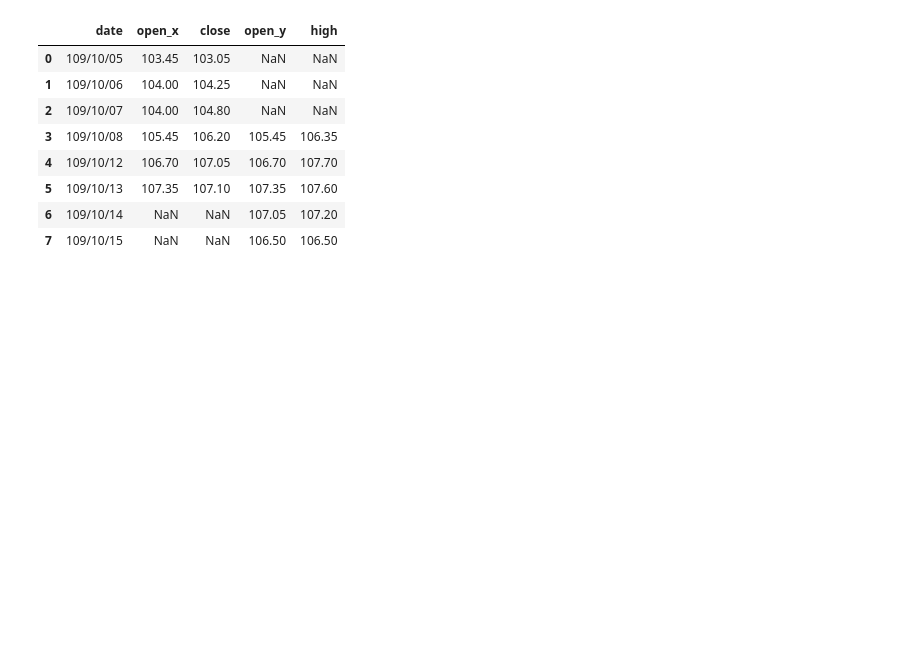
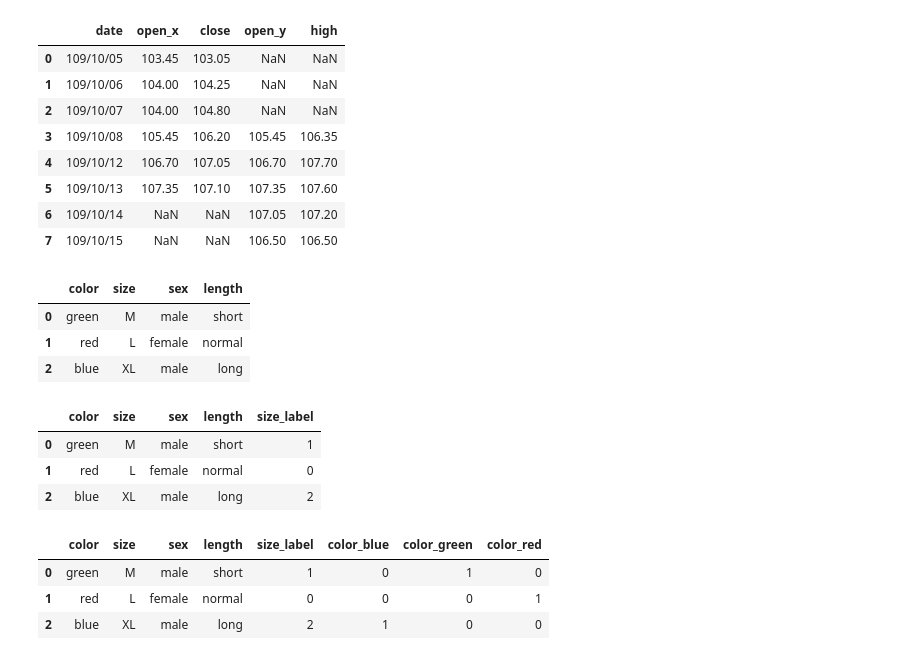
Before and after one commit to Tikiene/ML100Days, a Jupyter notebook: Homework/NP.ipynb, the cells around one changed output. Saved outputs shown, nothing was run; the diff lists cells and outputs as text; code cells hidden in the pictures; blank space fills up the shorter version.

```diff
--- a/Homework/NP.ipynb
+++ b/Homework/NP.ipynb
@@ -1420,0 +1423,29 @@ pd.merge(stock_data1,stock_data2,on='date',how='outer')
+# %%
+df= pd.DataFrame([['green','M','male','short'],
+                ['red','L','female','normal'],
+                ['blue','XL','male','long']])
+df.columns=['color','size','sex','length']
+df
+# %% [output]
+|  | color | size | sex | length |
+| 0 | green | M | male | short |
+| 1 | red | L | female | normal |
+| 2 | blue | XL | male | long |
+# %%
+from sklearn.preprocessing import LabelEncoder
+df['size_label']=LabelEncoder().fit_transform(df['size'].values)
+df
+# %% [output]
+|  | color | size | sex | length | size_label |
+| 0 | green | M | male | short | 1 |
+| 1 | red | L | female | normal | 0 |
+| 2 | blue | XL | male | long | 2 |
+# %%
+pf=pd.get_dummies(df[['color']])
+pf=pd.concat([df,pf],axis=1)
+pf
+# %% [output]
+|  | color | size | sex | length | size_label | color_blue | color_green | color_red |
+| 0 | green | M | male | short | 1 | 0 | 1 | 0 |
+| 1 | red | L | female | normal | 0 | 0 | 0 | 1 |
+| 2 | blue | XL | male | long | 2 | 1 | 0 | 0 |
```
Also changed, not shown: parts of 6 cells of this notebook.
